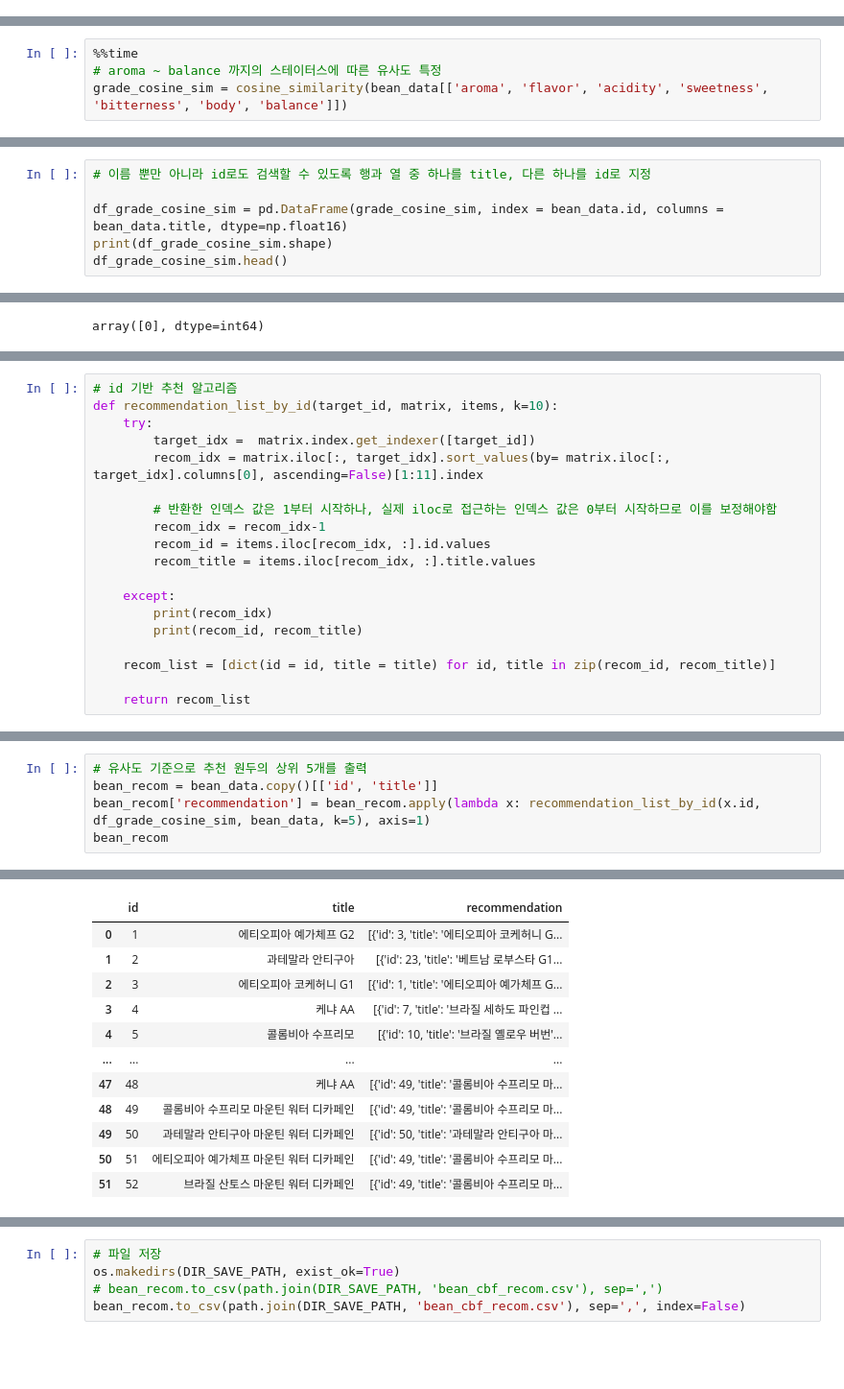
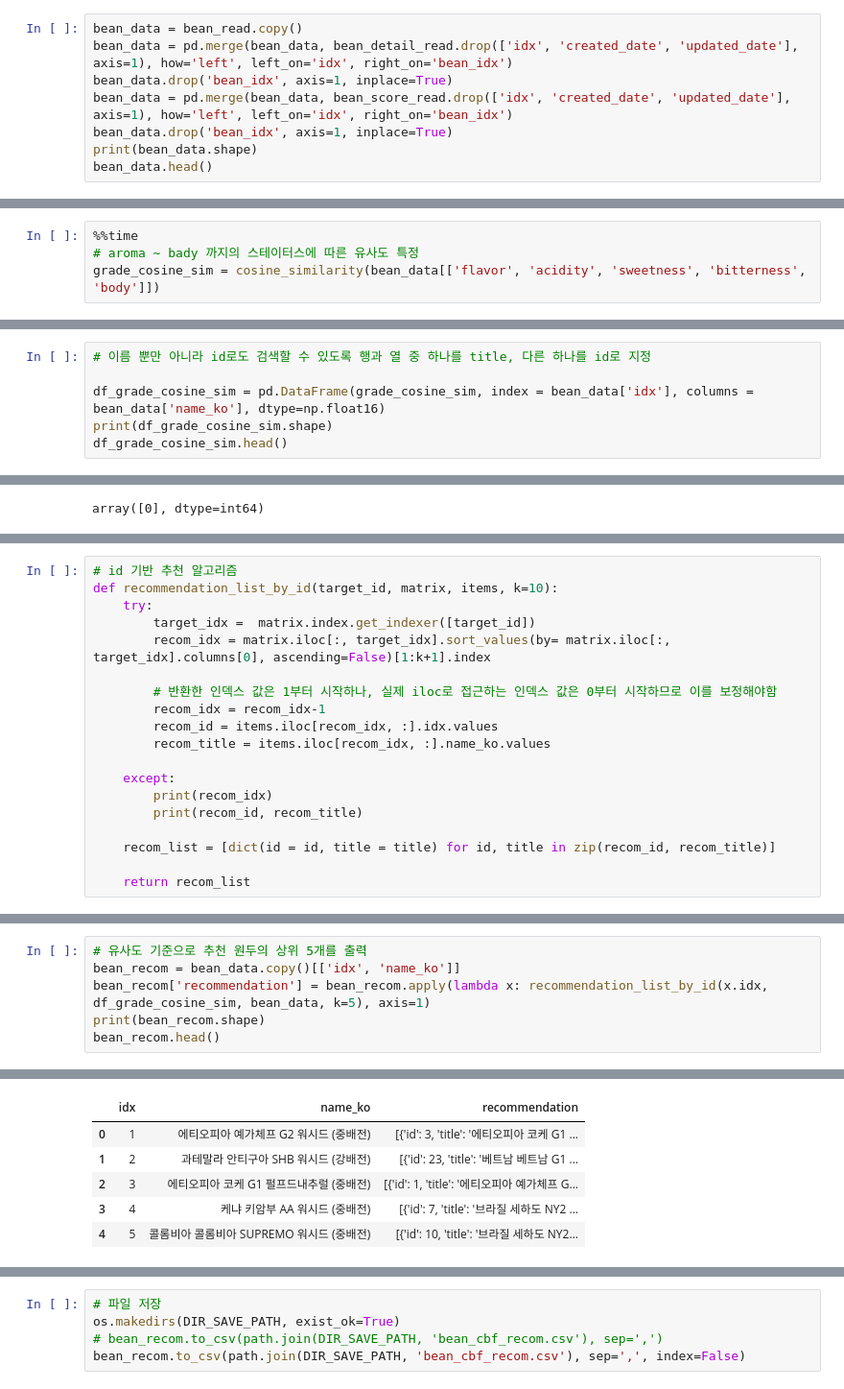
Before and after one commit to sanghyun0603/CoffeeBrew, a Jupyter notebook: server-recom/jupyter/coffee_cbf.ipynb, the cells around one changed output, grey strips where cells are left out. Shown at 96% size. Cells and saved outputs as stored; diff of their text form; blank space fills up the shorter version.

```diff
--- a/server-recom/jupyter/coffee_cbf.ipynb
+++ b/server-recom/jupyter/coffee_cbf.ipynb
@@ -130,0 +73,8 @@ df_bean_group
+# %%
+bean_data = bean_read.copy()
+bean_data = pd.merge(bean_data, bean_detail_read.drop(['idx', 'created_date', 'updated_date'], axis=1), how='left', left_on='idx', right_on='bean_idx')
+bean_data.drop('bean_idx', axis=1, inplace=True)
+bean_data = pd.merge(bean_data, bean_score_read.drop(['idx', 'created_date', 'updated_date'], axis=1), how='left', left_on='idx', right_on='bean_idx')
+bean_data.drop('bean_idx', axis=1, inplace=True)
+print(bean_data.shape)
+bean_data.head()
@@ -163,5 +121,5 @@ Wall time: 1.99 ms
 # %%
 %%time
-# aroma ~ balance 까지의 스테이터스에 따른 유사도 특정
-grade_cosine_sim = cosine_similarity(bean_data[['aroma', 'flavor', 'acidity', 'sweetness', 'bitterness', 'body', 'balance']])
+# aroma ~ bady 까지의 스테이터스에 따른 유사도 특정
+grade_cosine_sim = cosine_similarity(bean_data[['flavor', 'acidity', 'sweetness', 'bitterness', 'body']])
 # %% [output]
@@ -191,7 +149,7 @@ array([[1.    , 0.9253, 0.9985, ..., 0.951 , 0.9316, 0.9316],
 # %%
 # 이름 뿐만 아니라 id로도 검색할 수 있도록 행과 열 중 하나를 title, 다른 하나를 id로 지정
 
-df_grade_cosine_sim = pd.DataFrame(grade_cosine_sim, index = bean_data.id, columns = bean_data.title, dtype=np.float16)
+df_grade_cosine_sim = pd.DataFrame(grade_cosine_sim, index = bean_data['idx'], columns = bean_data['name_ko'], dtype=np.float16)
 print(df_grade_cosine_sim.shape)
 df_grade_cosine_sim.head()
 # %% [output]
@@ -283,12 +229,12 @@ recommendations_by_id(31, df_grade_cosine_sim, bean_data)
 def recommendation_list_by_id(target_id, matrix, items, k=10):
     try:
         target_idx =  matrix.index.get_indexer([target_id])
-        recom_idx = matrix.iloc[:, target_idx].sort_values(by= matrix.iloc[:, target_idx].columns[0], ascending=False)[1:11].index
+        recom_idx = matrix.iloc[:, target_idx].sort_values(by= matrix.iloc[:, target_idx].columns[0], ascending=False)[1:k+1].index
 
         # 반환한 인덱스 값은 1부터 시작하나, 실제 iloc로 접근하는 인덱스 값은 0부터 시작하므로 이를 보정해야함
         recom_idx = recom_idx-1
-        recom_id = items.iloc[recom_idx, :].id.values
-        recom_title = items.iloc[recom_idx, :].title.values
+        recom_id = items.iloc[recom_idx, :].idx.values
+        recom_title = items.iloc[recom_idx, :].name_ko.values
 
     except:
         print(recom_idx)
@@ -321,6 +254,7 @@ print(bean_data.shape)
 # %%
 # 유사도 기준으로 추천 원두의 상위 5개를 출력
-bean_recom = bean_data.copy()[['id', 'title']]
-bean_recom['recommendation'] = bean_recom.apply(lambda x: recommendation_list_by_id(x.id, df_grade_cosine_sim, bean_data, k=5), axis=1)
-bean_recom
+bean_recom = bean_data.copy()[['idx', 'name_ko']]
+bean_recom['recommendation'] = bean_recom.apply(lambda x: recommendation_list_by_id(x.idx, df_grade_cosine_sim, bean_data, k=5), axis=1)
+print(bean_recom.shape)
+bean_recom.head()
 # %% [output]
@@ -327,12 +262,6 @@ bean_recom
-|  | id | title | recommendation |
-| 0 | 1 | 에티오피아 예가체프 G2 | [{'id': 3, 'title': '에티오피아 코케허니 G... |
-| 1 | 2 | 과테말라 안티구아 | [{'id': 23, 'title': '베트남 로부스타 G1... |
-| 2 | 3 | 에티오피아 코케허니 G1 | [{'id': 1, 'title': '에티오피아 예가체프 G... |
-| 3 | 4 | 케냐 AA | [{'id': 7, 'title': '브라질 세하도 파인컵 ... |
-| 4 | 5 | 콜롬비아 수프리모 | [{'id': 10, 'title': '브라질 옐로우 버번'... |
-| ... | ... | ... | ... |
-| 47 | 48 | 케냐 AA | [{'id': 49, 'title': '콜롬비아 수프리모 마... |
-| 48 | 49 | 콜롬비아 수프리모 마운틴 워터 디카페인 | [{'id': 49, 'title': '콜롬비아 수프리모 마... |
-| 49 | 50 | 과테말라 안티구아 마운틴 워터 디카페인 | [{'id': 50, 'title': '과테말라 안티구아 마... |
-| 50 | 51 | 에티오피아 예가체프 마운틴 워터 디카페인 | [{'id': 49, 'title': '콜롬비아 수프리모 마... |
-| 51 | 52 | 브라질 산토스 마운틴 워터 디카페인 | [{'id': 49, 'title': '콜롬비아 수프리모 마... |
+|  | idx | name_ko | recommendation |
+| 0 | 1 | 에티오피아 예가체프 G2 워시드 (중배전) | [{'id': 3, 'title': '에티오피아 코케 G1 ... |
+| 1 | 2 | 과테말라 안티구아 SHB 워시드 (강배전) | [{'id': 23, 'title': '베트남 베트남 G1 ... |
+| 2 | 3 | 에티오피아 코케 G1 펄프드내추럴 (중배전) | [{'id': 1, 'title': '에티오피아 예가체프 G... |
+| 3 | 4 | 케냐 키암부 AA 워시드 (중배전) | [{'id': 7, 'title': '브라질 세하도 NY2 ... |
+| 4 | 5 | 콜롬비아 콜롬비아 SUPREMO 워시드 (중배전) | [{'id': 10, 'title': '브라질 세하도 NY2... |
```
Also changed, not shown: parts of 32 cells of this notebook, 1 other file.
